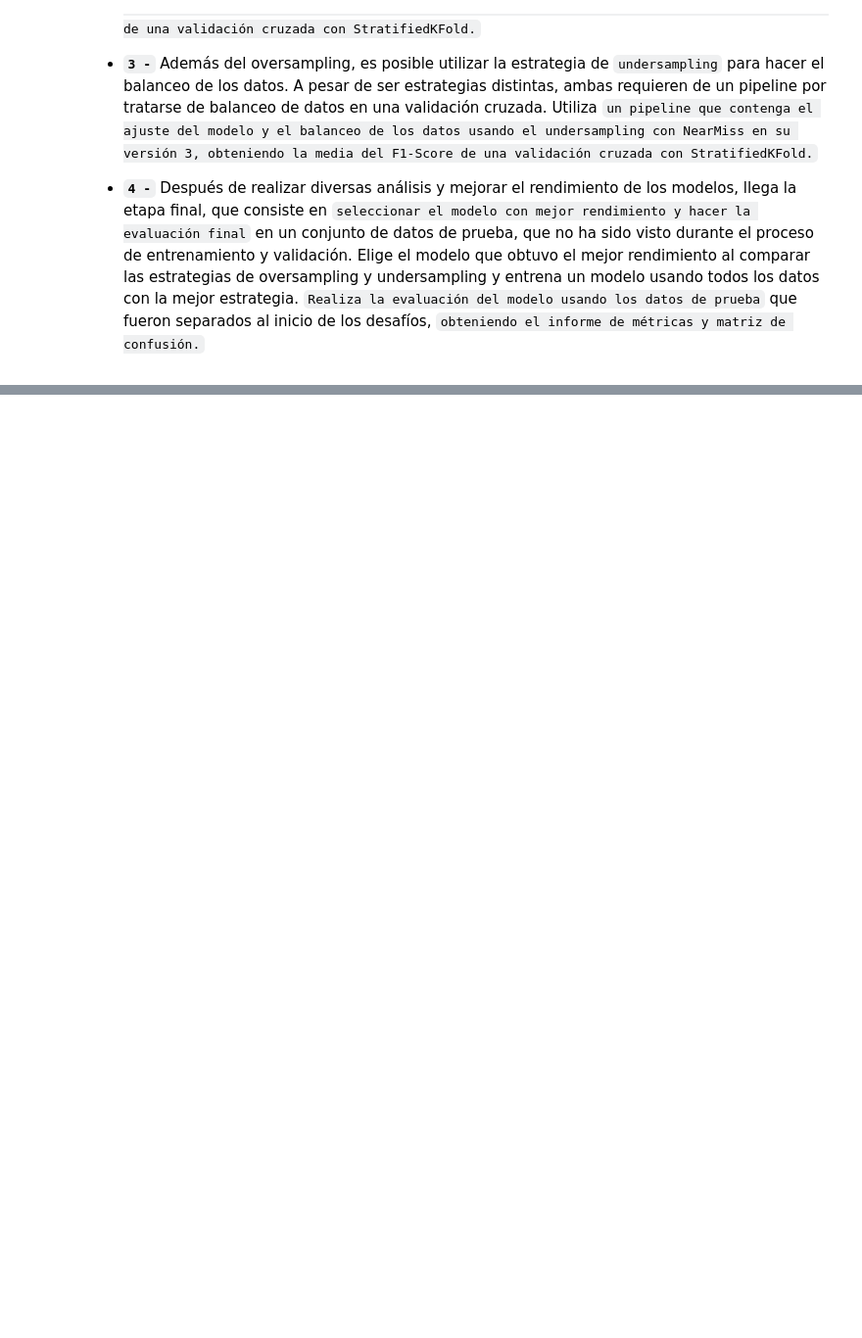
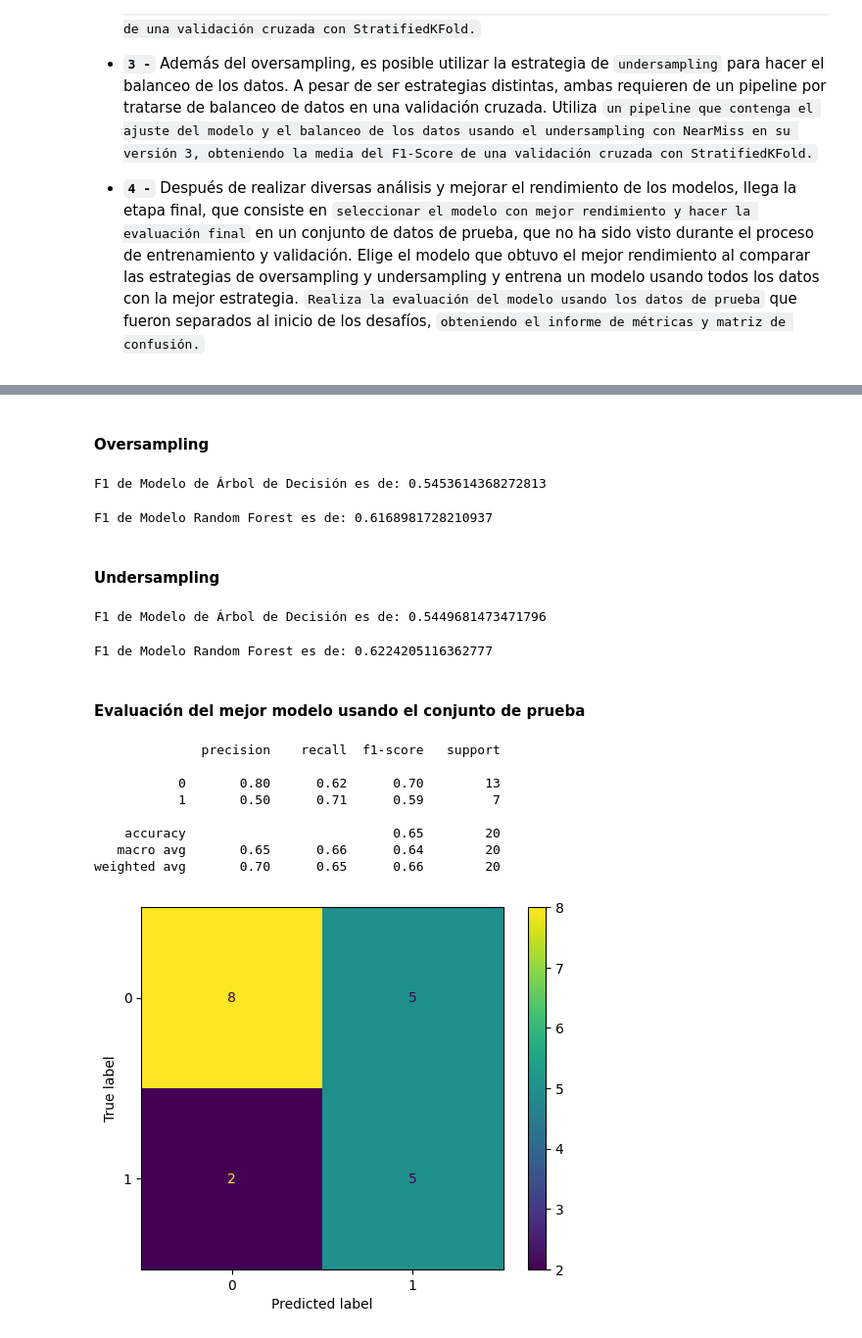
Before and after one commit to DanielRaiicHu/clasificacion_validacion_y_metricas, a Jupyter notebook: Clasificacion_validacion_y_metricas.ipynb, the cells around one changed output, grey strips where cells are left out. Shown: that part at 98% size. Drawn from its saved outputs; the diff is of its cells as text; code cells hidden in the pictures; blank space fills up the shorter version.

```diff
--- a/Clasificacion_validacion_y_metricas.ipynb
+++ b/Clasificacion_validacion_y_metricas.ipynb
@@ -1882,0 +1915,2 @@ La precisión media del Modelo Random Forest con LeaveOneOut es: 0.6898
+# %% [markdown]
+#### Oversampling
@@ -1882,0 +1920,20 @@ La precisión media del Modelo Random Forest con LeaveOneOut es: 0.6898
+# %%
+# Modelo Árbol de Decisión
+modelo_arbol_desafio = DecisionTreeClassifier(max_depth = 3)
+pipeline_desafio_arbol = imbpipeline([('oversample', SMOTE()),('arbol', modelo_arbol_desafio)])
+skf_desafio = StratifiedKFold(n_splits=10, shuffle=True, random_state=5)
+resultado_desafio_arbol = cross_val_score(pipeline_desafio_arbol, X_desafio, y_desafio, cv=skf_desafio, scoring='f1')
+print(f'F1 de Modelo de Árbol de Decisión es de: {resultado_desafio_arbol.mean()}')
+# %% [output]
+F1 de Modelo de Árbol de Decisión es de: 0.5453614368272813
+# %%
+# Modelo Random Forest
+modelo_forest_desafio = RandomForestClassifier(max_depth = 2)
+pipeline_desafio_forest = imbpipeline([('oversample', SMOTE()),('forest', modelo_forest_desafio)])
+skf_desafio = StratifiedKFold(n_splits=10, shuffle=True, random_state=5)
+resultado_desafio_forest = cross_val_score(pipeline_desafio_forest, X_desafio, y_desafio, cv=skf_desafio, scoring='f1')
+print(f'F1 de Modelo Random Forest es de: {resultado_desafio_forest.mean()}')
+# %% [output]
+F1 de Modelo Random Forest es de: 0.6168981728210937
+# %% [markdown]
+#### Undersampling
@@ -1882,0 +1942,51 @@ La precisión media del Modelo Random Forest con LeaveOneOut es: 0.6898
+# %%
+# Modelo Árbol de Decisión
+modelo_arbol_desafio = DecisionTreeClassifier(max_depth = 3)
+pipeline_desafio_arbol = imbpipeline([('undersample', NearMiss(version = 3)),('arbol', modelo_arbol_desafio)])
+skf_desafio = StratifiedKFold(n_splits=10, shuffle=True, random_state=5)
+resultado_desafio_arbol = cross_val_score(pipeline_desafio_arbol, X_desafio, y_desafio, cv=skf_desafio, scoring='f1')
+print(f'F1 de Modelo de Árbol de Decisión es de: {resultado_desafio_arbol.mean()}')
+# %% [output]
+F1 de Modelo de Árbol de Decisión es de: 0.5449681473471796
+# %%
+# Modelo Random Forest
+modelo_forest_desafio = RandomForestClassifier(max_depth = 2)
+pipeline_desafio_forest = imbpipeline([('undersample', NearMiss(version = 3)),('forest', modelo_forest_desafio)])
+skf_desafio = StratifiedKFold(n_splits=10, shuffle=True, random_state=5)
+resultado_desafio_forest = cross_val_score(pipeline_desafio_forest, X_desafio, y_desafio, cv=skf_desafio, scoring='f1')
+print(f'F1 de Modelo Random Forest es de: {resultado_desafio_forest.mean()}')
+# %% [output]
+F1 de Modelo Random Forest es de: 0.6224205116362777
+# %% [markdown]
+#### Evaluación del mejor modelo usando el conjunto de prueba
+# %%
+# Modelo Forest con undersampling usando NearMiss v3: reduce la clase mayoritaria conservando los casos más “difíciles”
+undersample_desafio = NearMiss(version=3)
+
+# Re-muestreo SOLO sobre el entrenamiento (evita contaminar el test)
+x_balanceada_desafio, y_balanceada_desafio = undersample_desafio.fit_resample(X_desafio, y_desafio)
+
+# Modelo: Random Forest (max_depth=2 para controlar complejidad). Recomendable fijar random_state.
+modelo_forest_desafio = RandomForestClassifier(max_depth=2)
+
+# Entrenamiento con datos ya balanceados por NearMiss
+modelo_forest_desafio.fit(x_balanceada_desafio, y_balanceada_desafio)
+
+# Predicción sobre el set de prueba original (sin aplicar ningún re-muestreo)
+y_previsto_forest_desafio = modelo_forest_desafio.predict(X_test_desafio)
+
+# Métricas por clase (precisión, recall, F1) y promedios
+print(classification_report(y_test_desafio, y_previsto_forest_desafio))
+
+# Matriz de confusión (TN, FP, FN, TP) para diagnóstico rápido de errores
+ConfusionMatrixDisplay.from_predictions(y_test_desafio, y_previsto_forest_desafio);
+# %% [output]
+              precision    recall  f1-score   support
+
+           0       0.80      0.62      0.70        13
+           1       0.50      0.71      0.59         7
+
+    accuracy                           0.65        20
+   macro avg       0.65      0.66      0.64        20
+weighted avg       0.70      0.65      0.66        20
+[figure, added]
```
Also changed, not shown: parts of 41 cells of this notebook.
